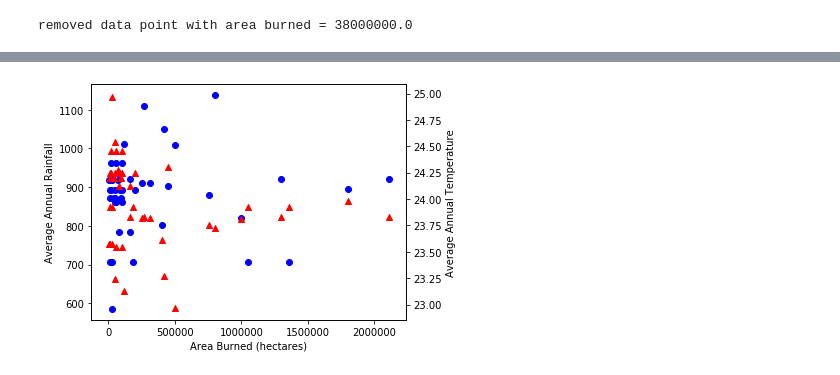
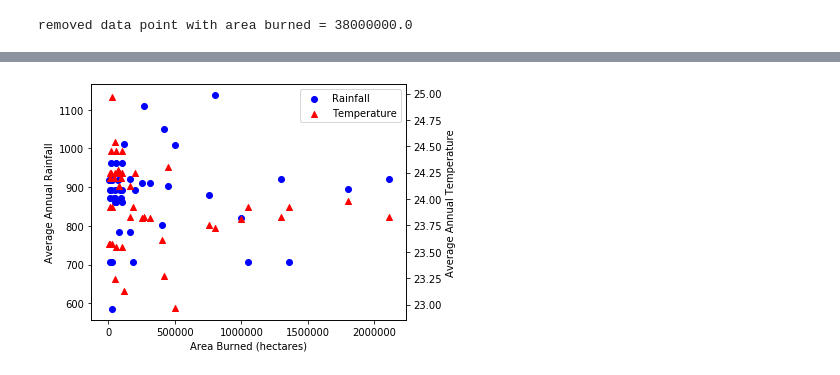
Before and after one commit to philipstubbs13/australia-fire-api-and-dashboard, a Jupyter notebook: aggRainandAreaperYear.ipynb, the cells around one changed output, grey strips where cells are left out. Cells and saved outputs as stored; diff of their text form; code cells hidden in the pictures.

```diff
--- a/aggRainandAreaperYear.ipynb
+++ b/aggRainandAreaperYear.ipynb
@@ -179,3 +180,37 @@ for areaBurned in hist_temp_df["AreaBurned(ha)"]:
         print(f"removed data point with area burned = {areaBurned}")
 # %% [output]
 removed data point with area burned = 38000000.0
+# %%
+hist_temp_df = hist_temp_df.sort_values("AreaBurned(ha)")
+rainfall = hist_temp_df["Avg Annual Rainfall"]
+temp = hist_temp_df["Avg Annual Temp"]
+x = hist_temp_df["AreaBurned(ha)"]
+
+fig = plt.figure()
+ax = fig.add_subplot(111)
+plt.xlabel("Area Burned (hectares)")
+
+ax.scatter(x, rainfall, c='b', marker='o')
+plt.ylabel("Average Annual Rainfall")
+
+def func(x, a, b, c):
+    return a * np.log(b + x) + c
+
+popt, pcov = curve_fit(func, x, rainfall)
+plt.plot(x, func(x, *popt), 'r-', label='fit: a=%5.3f, b=%5.3f, c=%5.3f' % tuple(popt))
+# scipy.optimize.curve_fit(lambda t,a,b: a+b*numpy.log(t),  x,  rainfall)
+# p = np.polyfit(x, np.log(rainfall), 1)
+# p = np.poly1d(np.polyfit(x, rainfall, 2))
+
+# ax2=ax.twinx()
+
+# ax2.scatter(x, temp, c='r', marker='^')
+# plt.ylabel("Average Annual Temperature")
+# p2 = p = np.poly1d(np.polyfit(x, temp, 3))
+
+# xp = np.linspace(np.min(x), np.max(x), 1000)
+# _ = plt.plot(x, rainfall, '.', xp, p(xp), '-')
+
+plt.tight_layout()
+plt.legend()
+plt.show()
@@ -182,22 +219,23 @@ removed data point with area burned = 38000000.0
 # %%
 rainfall = hist_temp_df["Avg Annual Rainfall"]
 temp = hist_temp_df["Avg Annual Temp"]
 x = hist_temp_df["AreaBurned(ha)"]
 
 fig = plt.figure()
 ax = fig.add_subplot(111)
 plt.xlabel("Area Burned (hectares)")
 
-ax.scatter(x, rainfall, c='b', marker='o')
+rain = ax.scatter(x, rainfall, c='b', marker='o', label="Rainfall")
 plt.ylabel("Average Annual Rainfall")
 
 ax2=ax.twinx()
 
-ax2.scatter(x, temp, c='r', marker='^')
+temp = ax2.scatter(x, temp, c='r', marker='^', label="Temperature")
 plt.ylabel("Average Annual Temperature")
 
 plt.tight_layout()
-
+plt.legend([rain, temp], ("Rainfall", "Temperature"))
+plt.savefig("images/rainTempAreaBurned.png")
 plt.show()
 # %% [output]
-[figure, old version]
+[figure, new version]
```
Also changed, not shown: parts of 3 cells of this notebook, 1 other file.
